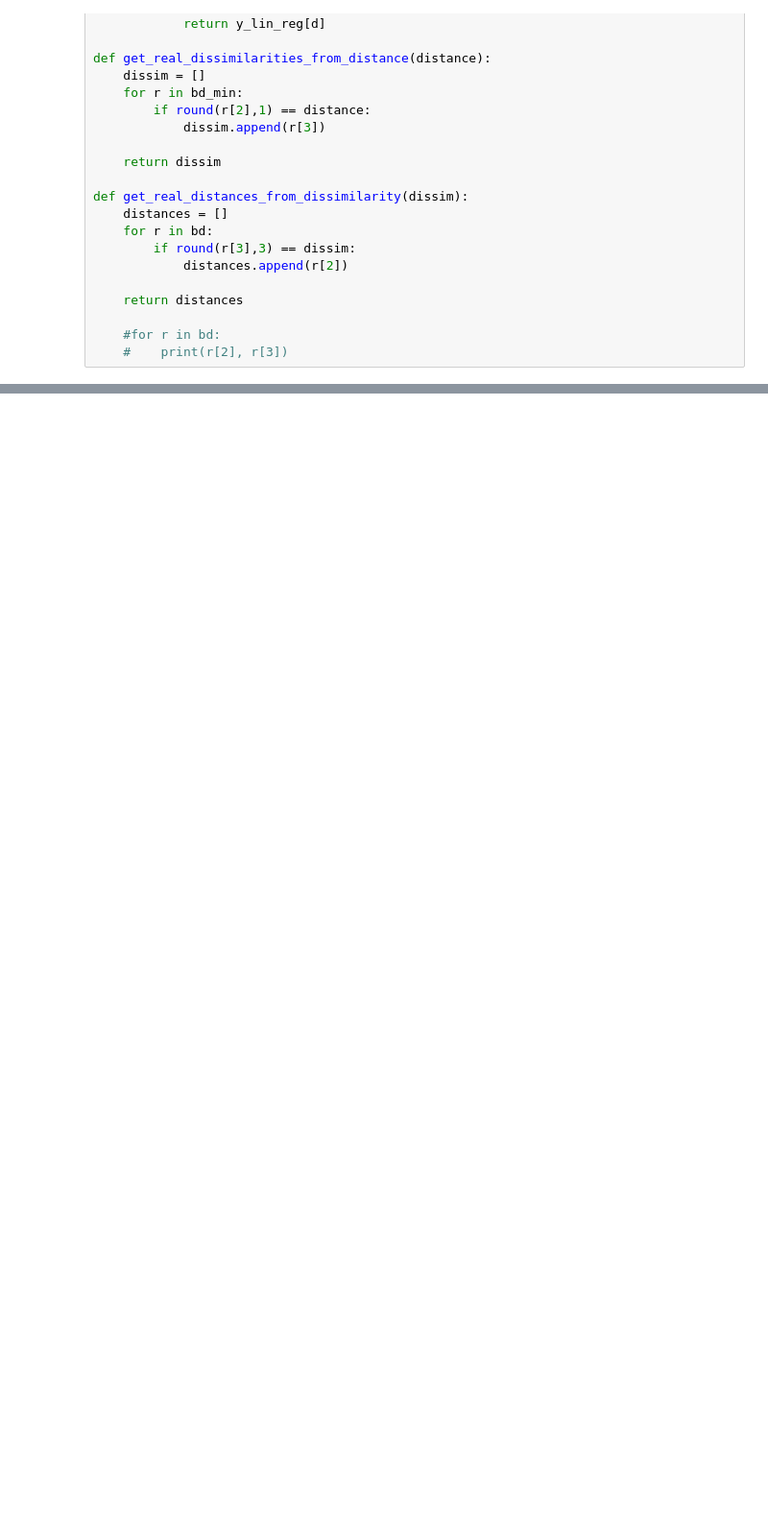
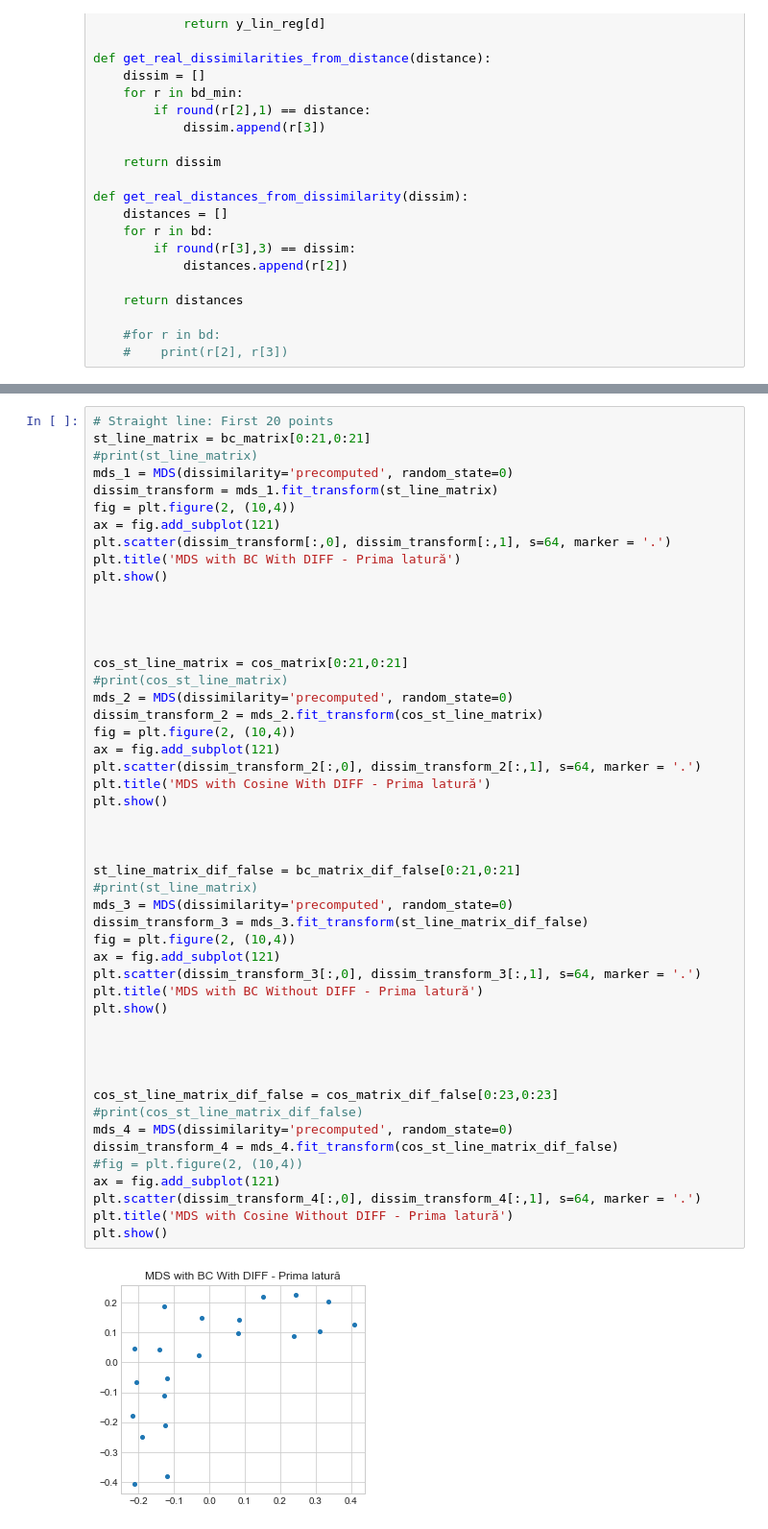
Before and after one commit to documenteinaer/similarity, a Jupyter notebook: dissim_tesselation/dissim_tesselation.ipynb, the cells around one changed output, grey strips where cells are left out. Shown at 96% size. Cells and saved outputs as stored; diff of their text form; blank space fills up the shorter version.

```diff
--- a/dissim_tesselation/dissim_tesselation.ipynb
+++ b/dissim_tesselation/dissim_tesselation.ipynb
@@ -554,0 +592,51 @@ print(dissim_transform)
+# %%
+# Straight line: First 20 points
+st_line_matrix = bc_matrix[0:21,0:21]
+#print(st_line_matrix)
+mds_1 = MDS(dissimilarity='precomputed', random_state=0)
+dissim_transform = mds_1.fit_transform(st_line_matrix)
+fig = plt.figure(2, (10,4))
+ax = fig.add_subplot(121)
+plt.scatter(dissim_transform[:,0], dissim_transform[:,1], s=64, marker = '.')
+plt.title('MDS with BC With DIFF - Prima latură')
+plt.show()
+
+
+
+
+cos_st_line_matrix = cos_matrix[0:21,0:21]
+#print(cos_st_line_matrix)
+mds_2 = MDS(dissimilarity='precomputed', random_state=0)
+dissim_transform_2 = mds_2.fit_transform(cos_st_line_matrix)
+fig = plt.figure(2, (10,4))
+ax = fig.add_subplot(121)
+plt.scatter(dissim_transform_2[:,0], dissim_transform_2[:,1], s=64, marker = '.')
+plt.title('MDS with Cosine With DIFF - Prima latură')
+plt.show()
+
+
+
+st_line_matrix_dif_false = bc_matrix_dif_false[0:21,0:21]
+#print(st_line_matrix)
+mds_3 = MDS(dissimilarity='precomputed', random_state=0)
+dissim_transform_3 = mds_3.fit_transform(st_line_matrix_dif_false)
+fig = plt.figure(2, (10,4))
+ax = fig.add_subplot(121)
+plt.scatter(dissim_transform_3[:,0], dissim_transform_3[:,1], s=64, marker = '.')
+plt.title('MDS with BC Without DIFF - Prima latură')
+plt.show()
+
+
+
+
+cos_st_line_matrix_dif_false = cos_matrix_dif_false[0:23,0:23]
+#print(cos_st_line_matrix_dif_false)
+mds_4 = MDS(dissimilarity='precomputed', random_state=0)
+dissim_transform_4 = mds_4.fit_transform(cos_st_line_matrix_dif_false)
+#fig = plt.figure(2, (10,4))
+ax = fig.add_subplot(121)
+plt.scatter(dissim_transform_4[:,0], dissim_transform_4[:,1], s=64, marker = '.')
+plt.title('MDS with Cosine Without DIFF - Prima latură')
+plt.show()
+# %% [output]
+[figure, added]
```
Also changed, not shown: parts of 12 cells of this notebook.
